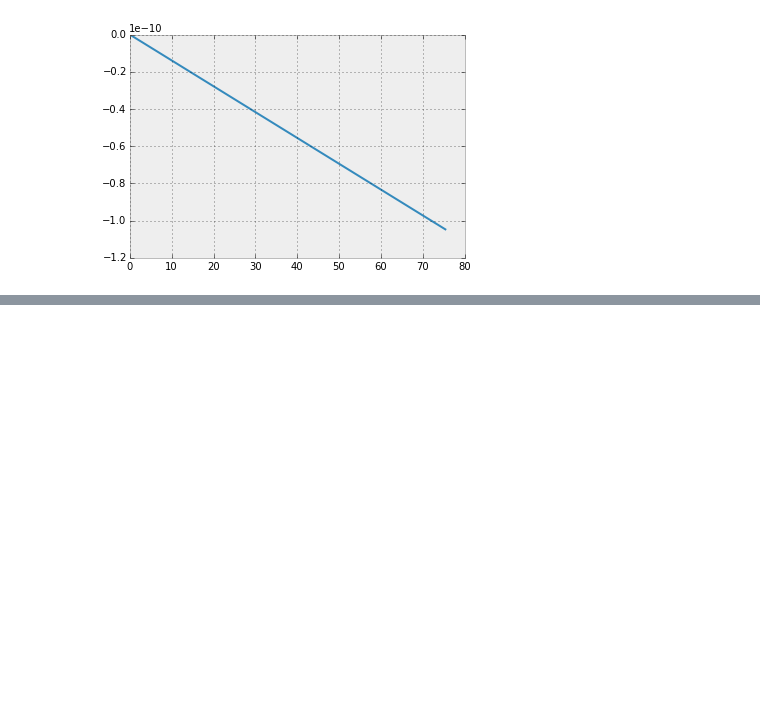
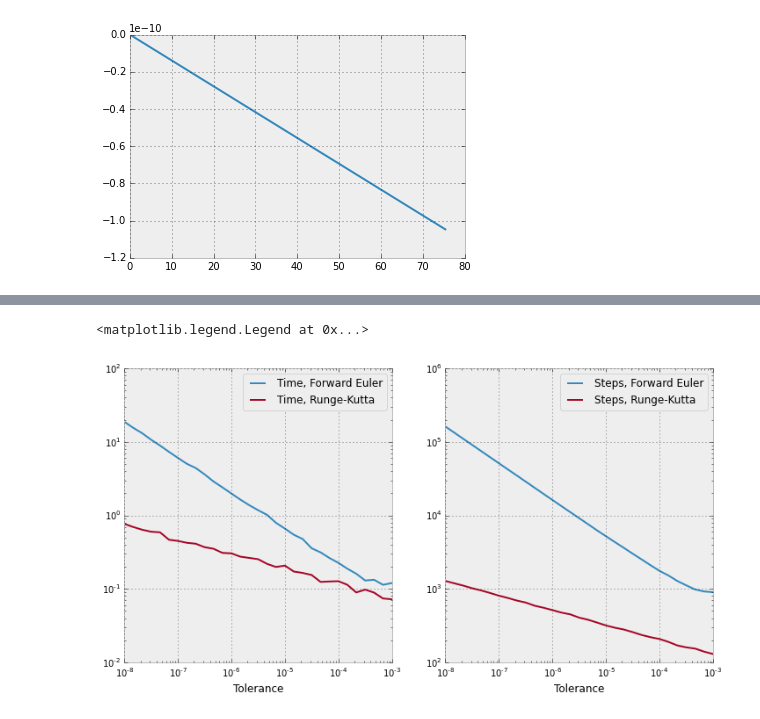
Before and after one commit to nordam/ComputationalPhysics, a Jupyter notebook: Notebooks/ODE.ipynb, the cells around one changed output, grey strips where cells are left out. Cells and saved outputs as stored; diff of their text form; code cells hidden in the pictures; blank space fills up the shorter version.

```diff
--- a/Notebooks/ODE.ipynb
+++ b/Notebooks/ODE.ipynb
@@ -854,0 +1107,19 @@ plt.plot(T[1:], T[1:]-T[:-1], marker = '.')
+# %%
+fig, ax = plt.subplots(1, 2, figsize = (12, 6))
+
+ax[0].plot(tolerances, FE_times, label = 'Time, Forward Euler')
+ax[0].plot(tolerances, RK_times, label = 'Time, Runge-Kutta')
+ax[0].set_xscale('log')
+ax[0].set_yscale('log')
+ax[0].set_xlabel('Tolerance')
+ax[0].legend()
+
+ax[1].plot(tolerances, FE_steps, label = 'Steps, Forward Euler')
+ax[1].plot(tolerances, RK_steps, label = 'Steps, Runge-Kutta')
+ax[1].set_xscale('log')
+ax[1].set_yscale('log')
+ax[1].set_xlabel('Tolerance')
+ax[1].legend()
+# %% [output]
+<matplotlib.legend.Legend at 0x...>
+[figure, added]
```
Also changed, not shown: parts of 9 cells of this notebook, 3 other files.
